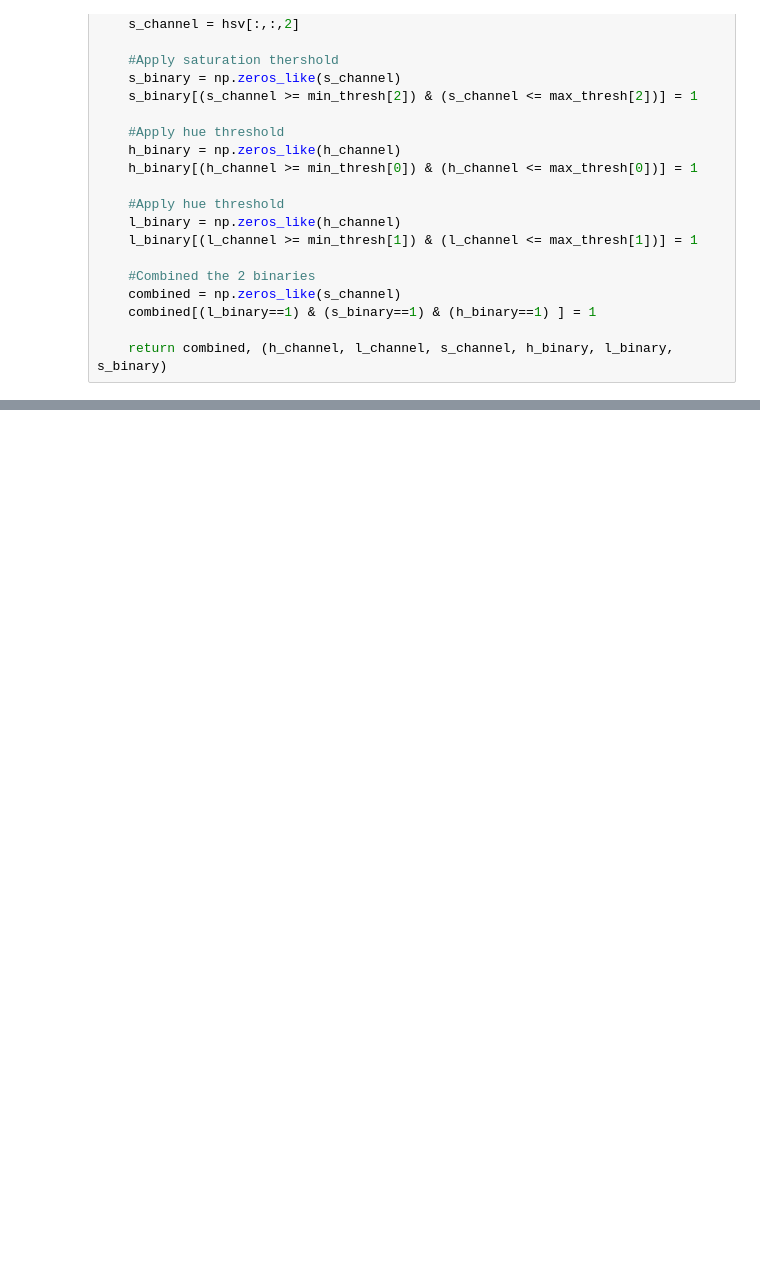
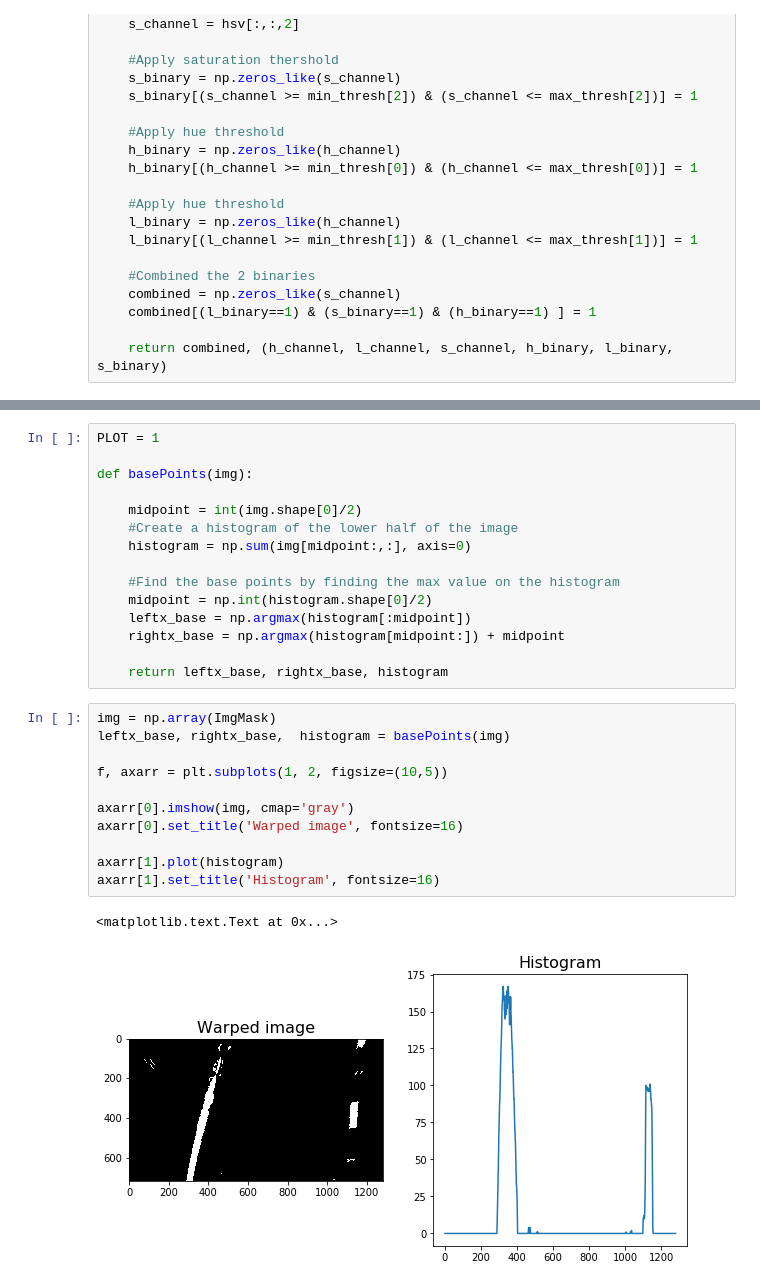
Before and after one commit to edgarcgarzon/CarND-Advanced-Lane-Lines-P4, a Jupyter notebook: AdvancedLaneLines.ipynb, the cells around one changed output, grey strips where cells are left out. Cells and saved outputs as stored; diff of their text form; blank space fills up the shorter version.

```diff
--- a/AdvancedLaneLines.ipynb
+++ b/AdvancedLaneLines.ipynb
@@ -314,0 +378,29 @@ for img in imgs:
+# %%
+PLOT = 1
+
+def basePoints(img):
+
+    midpoint = int(img.shape[0]/2)
+    #Create a histogram of the lower half of the image
+    histogram = np.sum(img[midpoint:,:], axis=0)
+
+    #Find the base points by finding the max value on the histogram
+    midpoint = np.int(histogram.shape[0]/2)
+    leftx_base = np.argmax(histogram[:midpoint])
+    rightx_base = np.argmax(histogram[midpoint:]) + midpoint
+
+    return leftx_base, rightx_base, histogram
+# %%
+img = np.array(ImgMask)
+leftx_base, rightx_base,  histogram = basePoints(img)
+
+f, axarr = plt.subplots(1, 2, figsize=(10,5))
+
+axarr[0].imshow(img, cmap='gray')
+axarr[0].set_title('Warped image', fontsize=16)
+
+axarr[1].plot(histogram)
+axarr[1].set_title('Histogram', fontsize=16)
+# %% [output]
+<matplotlib.text.Text at 0x...>
+[figure, added]
```
Also changed, not shown: parts of 19 cells of this notebook.
